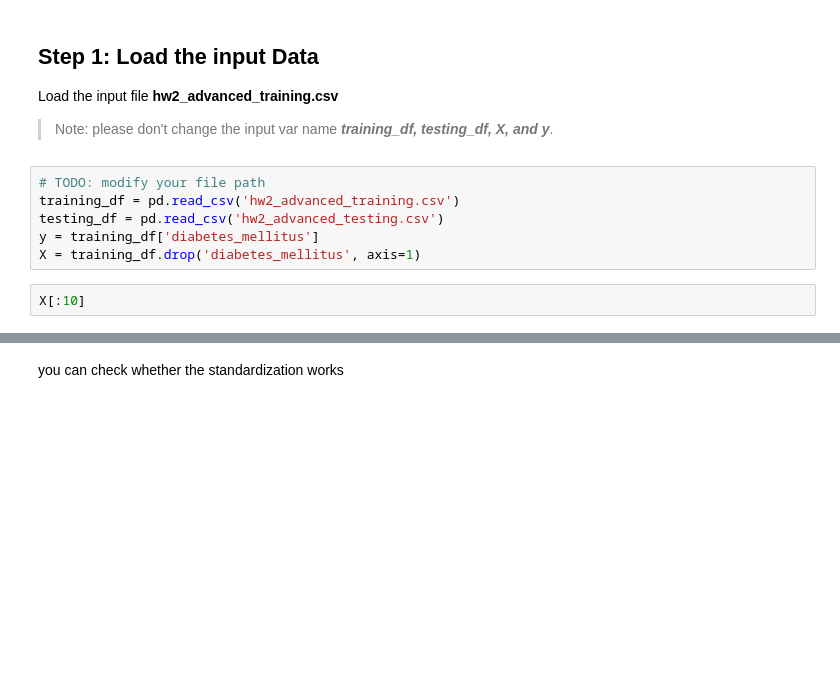
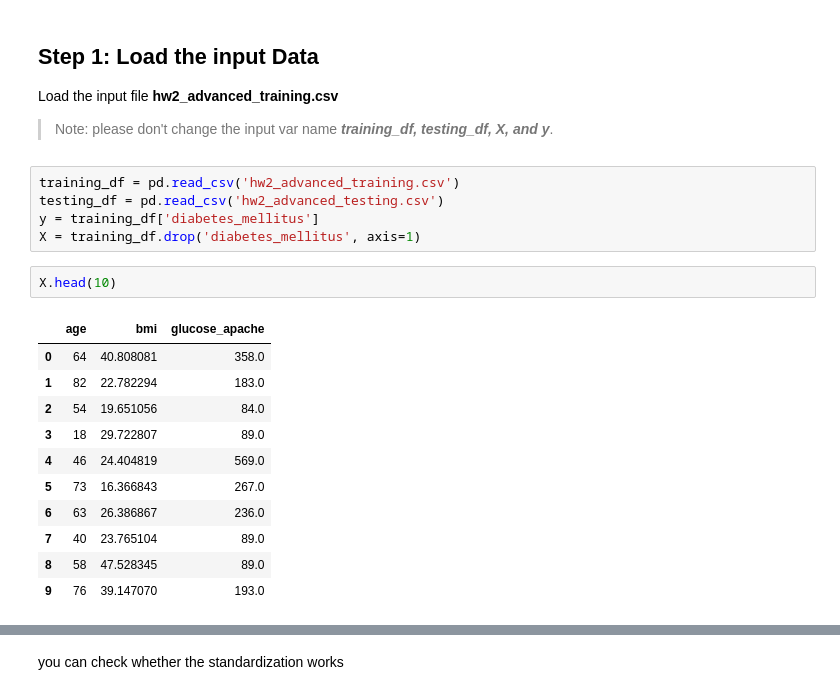
Before and after one commit to nevikw39/ML, a Jupyter notebook: HW2/hw2.ipynb, the cells around one changed output, grey strips where cells are left out. Saved outputs shown, nothing was run; the diff lists cells and outputs as text; blank space fills up the shorter version.

```diff
--- a/HW2/hw2.ipynb
+++ b/HW2/hw2.ipynb
@@ -256,11 +255,22 @@ In advanced part, you need to implement the Gaussian Bayesian classifier:
 Load the input file **hw2_advanced_training.csv**
 > Note: please don't change the input var name ***training_df, testing_df, X, and y***.
 # %%
-# TODO: modify your file path
 training_df = pd.read_csv('hw2_advanced_training.csv')
 testing_df = pd.read_csv('hw2_advanced_testing.csv')
 y = training_df['diabetes_mellitus']
 X = training_df.drop('diabetes_mellitus', axis=1)
 # %%
-X[:10]
+X.head(10)
+# %% [output]
+|  | age | bmi | glucose_apache |
+| 0 | 64 | 40.808081 | 358.0 |
+| 1 | 82 | 22.782294 | 183.0 |
+| 2 | 54 | 19.651056 | 84.0 |
+| 3 | 18 | 29.722807 | 89.0 |
+| 4 | 46 | 24.404819 | 569.0 |
+| 5 | 73 | 16.366843 | 267.0 |
+| 6 | 63 | 26.386867 | 236.0 |
+| 7 | 40 | 23.765104 | 89.0 |
+| 8 | 58 | 47.528345 | 89.0 |
+| 9 | 76 | 39.147070 | 193.0 |
 # %%
```
Also changed, not shown: parts of 14 cells of this notebook, 2 other files.
